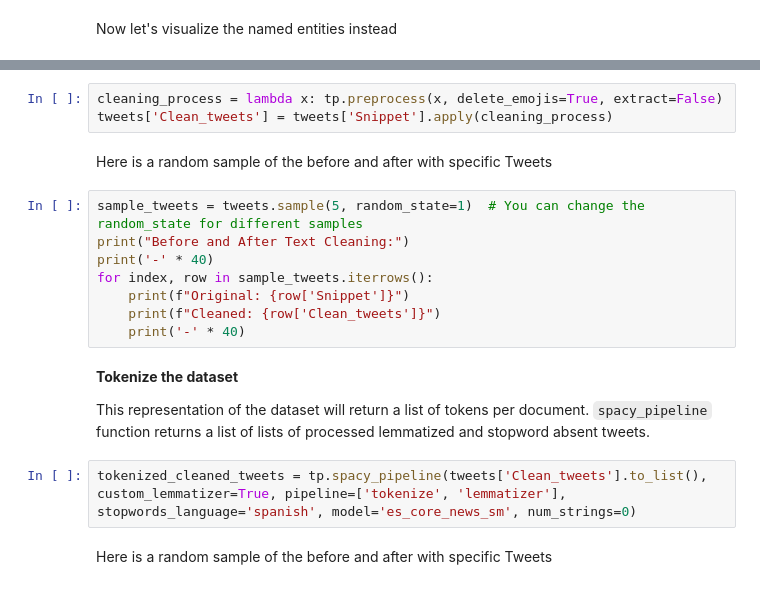
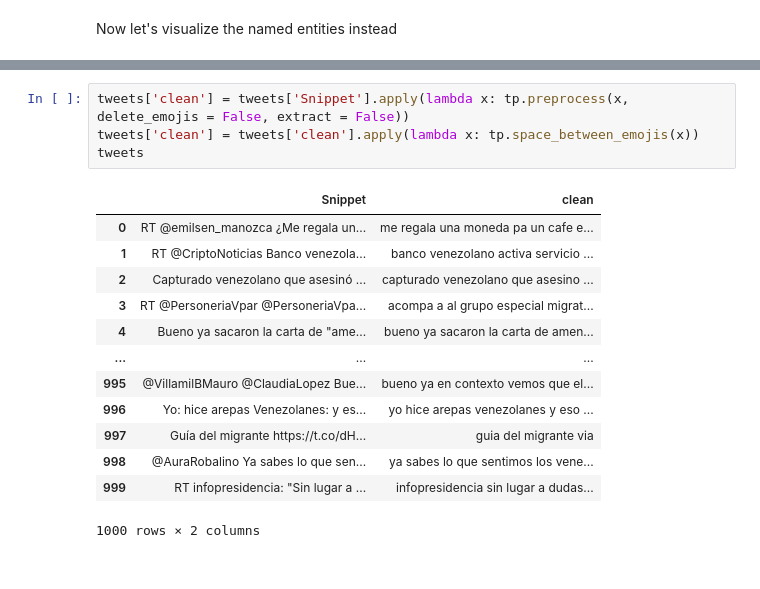
Before and after one commit to lgomezt/tidyX, a Jupyter notebook: docs/source/examples/tutorial.ipynb, the cells around one changed output, grey strips where cells are left out. Saved outputs shown, nothing was run; the diff lists cells and outputs as text.

```diff
--- a/docs/source/examples/tutorial.ipynb
+++ b/docs/source/examples/tutorial.ipynb
@@ -637,21 +621,18 @@ We will then use `preprocess` function to clean the sample and prepare it for mo
 # %%
-cleaning_process = lambda x: tp.preprocess(x, delete_emojis=True, extract=False)
-tweets['Clean_tweets'] = tweets['Snippet'].apply(cleaning_process)
+tweets['clean'] = tweets['Snippet'].apply(lambda x: tp.preprocess(x, delete_emojis = False, extract = False))
+tweets['clean'] = tweets['clean'].apply(lambda x: tp.space_between_emojis(x))
+tweets
+# %% [output]
+|  | Snippet | clean |
+| 0 | RT @emilsen_manozca ¿Me regala un... | me regala una moneda pa un cafe e... |
+| 1 | RT @CriptoNoticias Banco venezola... | banco venezolano activa servicio ... |
+| 2 | Capturado venezolano que asesinó ... | capturado venezolano que asesino ... |
+| 3 | RT @PersoneriaVpar @PersoneriaVpa... | acompa a al grupo especial migrat... |
+| 4 | Bueno ya sacaron la carta de "ame... | bueno ya sacaron la carta de amen... |
+| ... | ... | ... |
+| 995 | @VillamilBMauro @ClaudiaLopez Bue... | bueno ya en contexto vemos que el... |
+| 996 | Yo: hice arepas Venezolanes: y es... | yo hice arepas venezolanes y eso ... |
+| 997 | Guía del migrante https://t.co/dH... | guia del migrante via |
+| 998 | @AuraRobalino Ya sabes lo que sen... | ya sabes lo que sentimos los vene... |
+| 999 | RT infopresidencia: "Sin lugar a ... | infopresidencia sin lugar a dudas... |
+1000 rows × 2 columns
-# %% [markdown]
-Here is a random sample of the before and after with specific Tweets
-# %%
-sample_tweets = tweets.sample(5, random_state=1)  # You can change the random_state for different samples
-print("Before and After Text Cleaning:")
-print('-' * 40)
-for index, row in sample_tweets.iterrows():
-    print(f"Original: {row['Snippet']}")
-    print(f"Cleaned: {row['Clean_tweets']}")
-    print('-' * 40)
-# %% [markdown]
-**Tokenize the dataset**
-
-This representation of the dataset will return a list of tokens per document. `spacy_pipeline` function returns a list of lists of processed lemmatized and stopword absent tweets.
-# %%
-tokenized_cleaned_tweets = tp.spacy_pipeline(tweets['Clean_tweets'].to_list(), custom_lemmatizer=True, pipeline=['tokenize', 'lemmatizer'], stopwords_language='spanish', model='es_core_news_sm', num_strings=0)
-# %% [markdown]
-Here is a random sample of the before and after with specific Tweets
```
Also changed, not shown: parts of 38 cells of this notebook, 4 other files.
